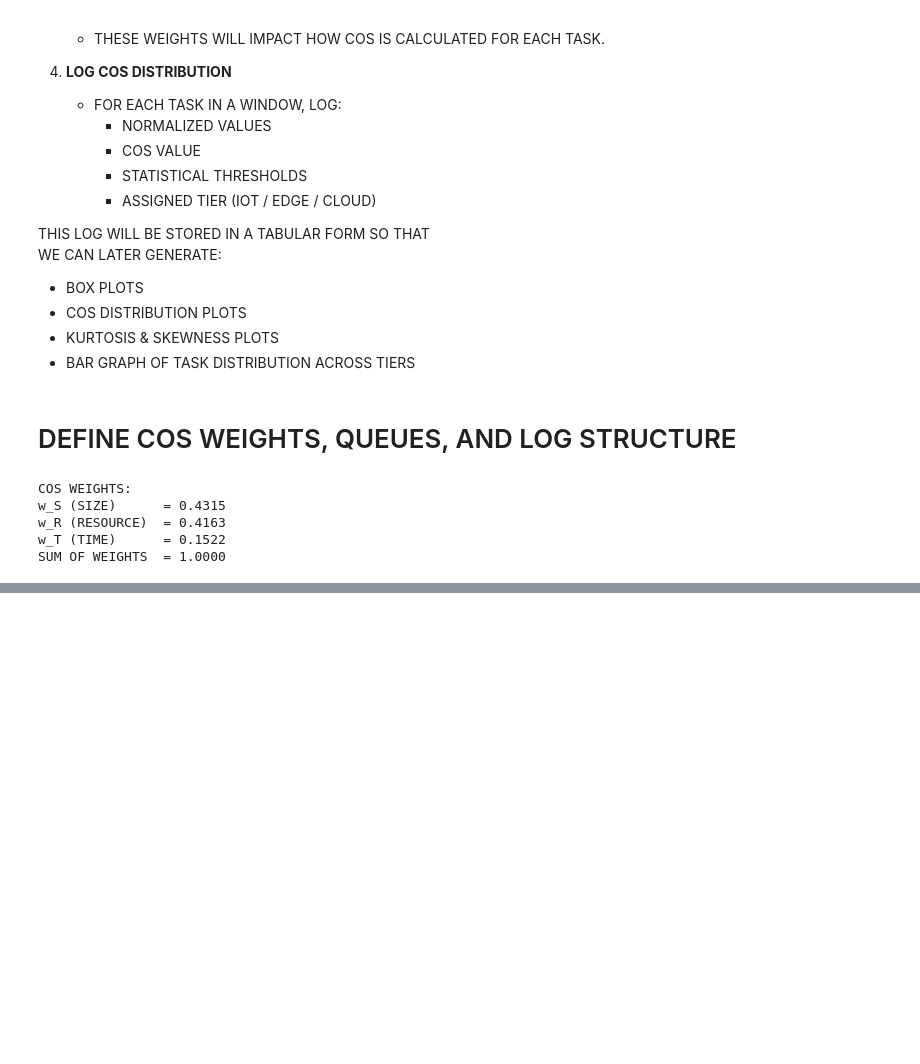
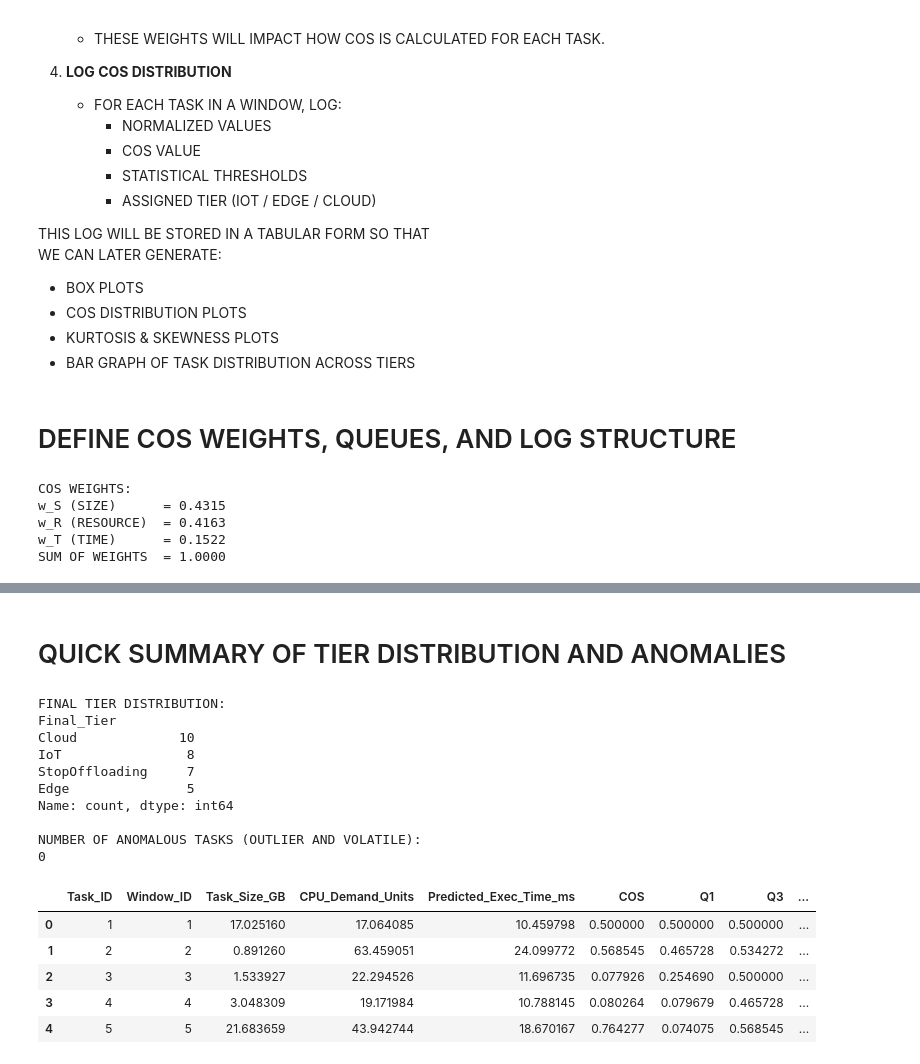
Before and after one commit to DaRkSouL36/SML-OA, a Jupyter notebook: ILLUSTRATION.ipynb, the cells around one changed output, grey strips where cells are left out. Cells and saved outputs as stored; diff of their text form; code cells hidden in the pictures; blank space fills up the shorter version.

Commit message:
IMPLEMENT COS CALCULATION, SLIDING WINDOW PROCESSING, TIER DISTRIBUTION AND ANOMALIES DETECTION

```diff
--- a/ILLUSTRATION.ipynb
+++ b/ILLUSTRATION.ipynb
@@ -425,0 +594,30 @@ SUM OF WEIGHTS  = 1.0000
+# %% [markdown]
+# QUICK SUMMARY OF TIER DISTRIBUTION AND ANOMALIES
+# %%
+# COUNT HOW MANY TASKS WENT WHERE
+tier_counts = df_log["Final_Tier"].value_counts()
+print("FINAL TIER DISTRIBUTION:")
+print(tier_counts)
+
+print("\nNUMBER OF ANOMALOUS TASKS (OUTLIER AND VOLATILE):")
+print(df_log["Is_Anomaly"].sum())
+
+# SHOW FIRST FEW ROWS OF LOG AS A SANITY CHECK
+df_log.head()
+# %% [output]
+FINAL TIER DISTRIBUTION:
+Final_Tier
+Cloud             10
+IoT                8
+StopOffloading     7
+Edge               5
+Name: count, dtype: int64
+
+NUMBER OF ANOMALOUS TASKS (OUTLIER AND VOLATILE):
+0
+|  | Task_ID | Window_ID | Task_Size_GB | CPU_Demand_Units | Predicted_Exec_Time_ms | COS | Q1 | Q3 | ... |
+| 0 | 1 | 1 | 17.025160 | 17.064085 | 10.459798 | 0.500000 | 0.500000 | 0.500000 | ... |
+| 1 | 2 | 2 | 0.891260 | 63.459051 | 24.099772 | 0.568545 | 0.465728 | 0.534272 | ... |
+| 2 | 3 | 3 | 1.533927 | 22.294526 | 11.696735 | 0.077926 | 0.254690 | 0.500000 | ... |
+| 3 | 4 | 4 | 3.048309 | 19.171984 | 10.788145 | 0.080264 | 0.079679 | 0.465728 | ... |
+| 4 | 5 | 5 | 21.683659 | 43.942744 | 18.670167 | 0.764277 | 0.074075 | 0.568545 | ... |
```
Also changed, not shown: parts of 2 cells of this notebook.
